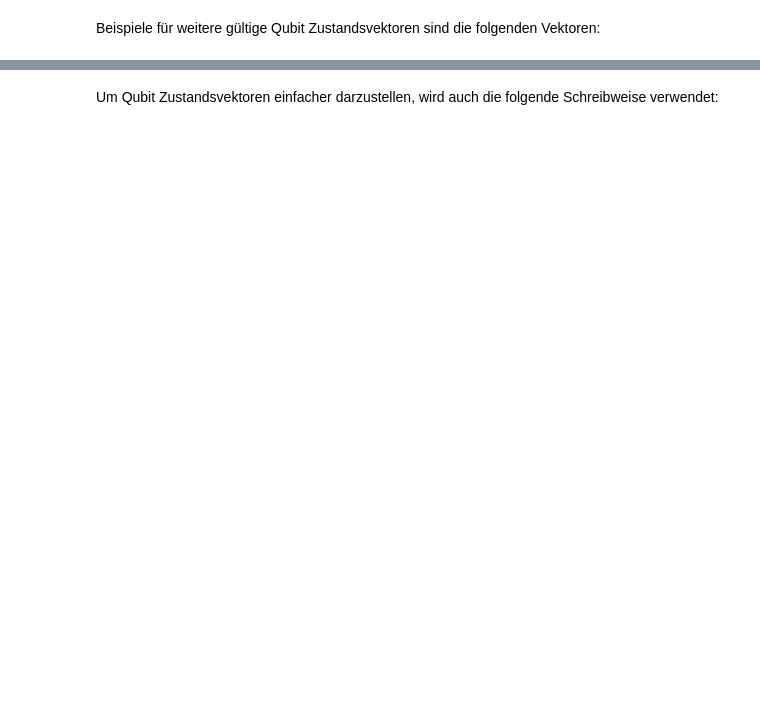
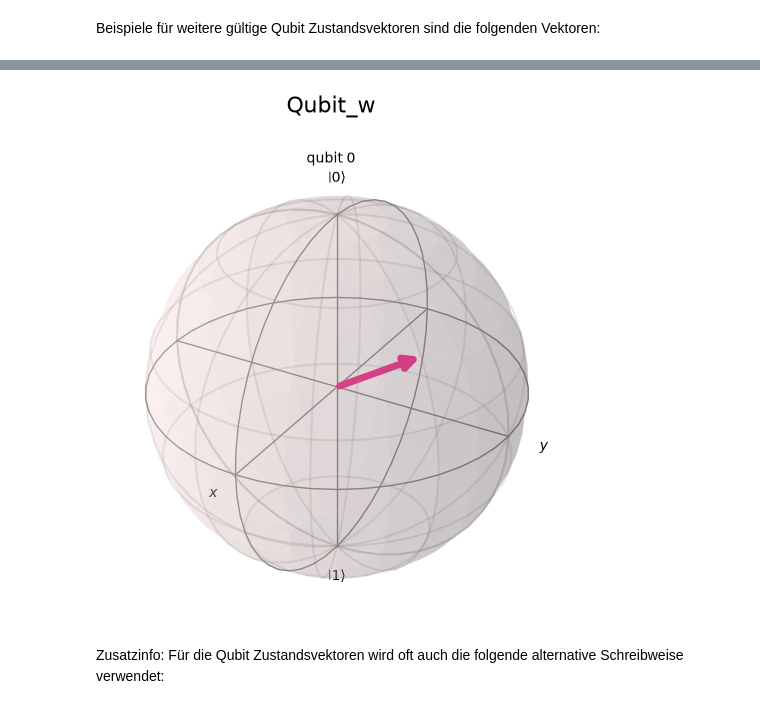
Before and after one commit to MelB18/EasyQuanten, a Jupyter notebook: ErsteSchritte.ipynb, the cells around one changed output, grey strips where cells are left out. Cells and saved outputs as stored; diff of their text form; code cells hidden in the pictures; blank space fills up the shorter version.

```diff
--- a/ErsteSchritte.ipynb
+++ b/ErsteSchritte.ipynb
@@ -122,7 +163,7 @@ Beispiele für weitere gültige Qubit Zustandsvektoren sind die folgenden Vektor
 
 u = Statevector([sqrt(2)/2, sqrt(2)/2])
 v = Statevector([(1/3 + 2/3j), -2 / 3])
-w = Statevector([(3/5), (4/5)])
+w = Statevector([(-3/5), (4/5)])
 
 print("Qubit_u =")
 display(u.draw("text"))
@@ -141,5 +204,9 @@ display(w.is_valid())
+# %%
+plot_bloch_multivector(w, "Qubit_w")
+# %% [output]
+[figure, added]
 # %% [markdown]
-Um Qubit Zustandsvektoren einfacher darzustellen, wird auch die folgende Schreibweise verwendet:
+Zusatzinfo: Für die Qubit Zustandsvektoren wird oft auch die folgende alternative Schreibweise verwendet:
 # %%
 
 
```
Also changed, not shown: parts of 12 cells of this notebook.
